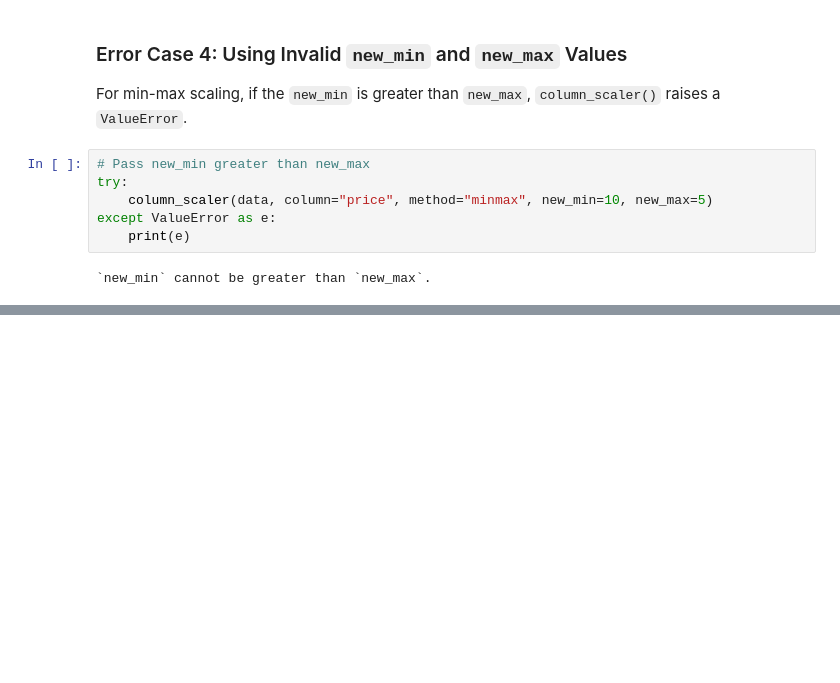
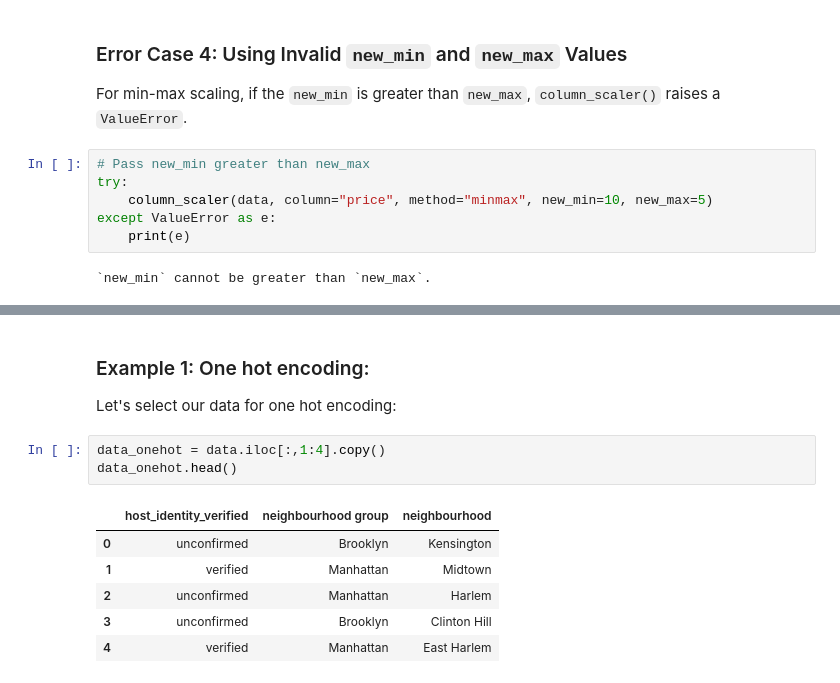
Before and after one commit to UBC-MDS/DataMop_package_group14, a Jupyter notebook: docs/example.ipynb, the cells around one changed output, grey strips where cells are left out. Cells and saved outputs as stored; diff of their text form; blank space fills up the shorter version.

Commit message:
ximin_example

```diff
--- a/docs/example.ipynb
+++ b/docs/example.ipynb
@@ -262,0 +423,13 @@ except ValueError as e:
+# %% [markdown]
+### Example 1: One hot encoding:
+Let's select our data for one hot encoding:
+# %%
+data_onehot = data.iloc[:,1:4].copy()
+data_onehot.head()
+# %% [output]
+|  | host_identity_verified | neighbourhood group | neighbourhood |
+| 0 | unconfirmed | Brooklyn | Kensington |
+| 1 | verified | Manhattan | Midtown |
+| 2 | unconfirmed | Manhattan | Harlem |
+| 3 | unconfirmed | Brooklyn | Clinton Hill |
+| 4 | verified | Manhattan | East Harlem |
```
Also changed, not shown: parts of 40 cells of this notebook.
